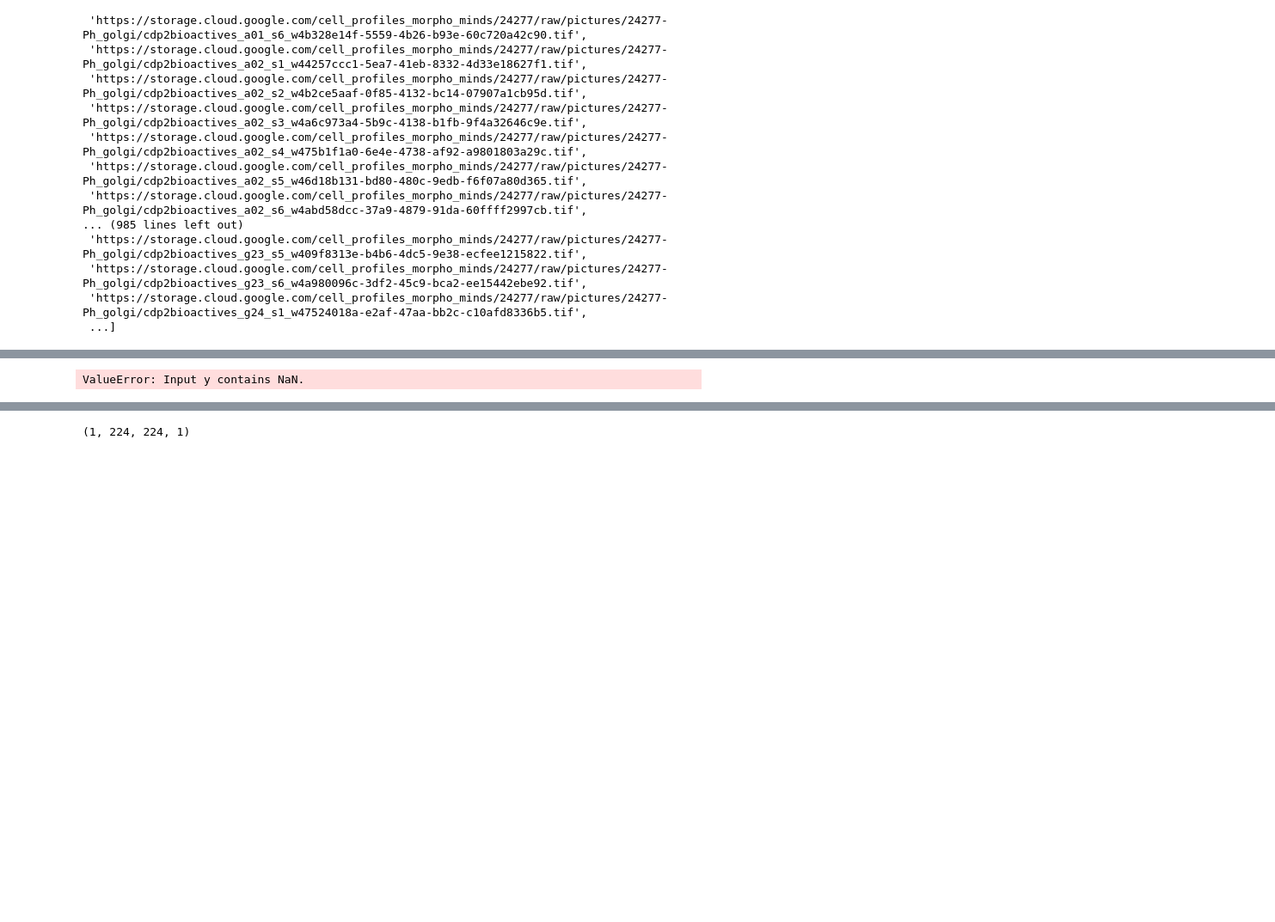
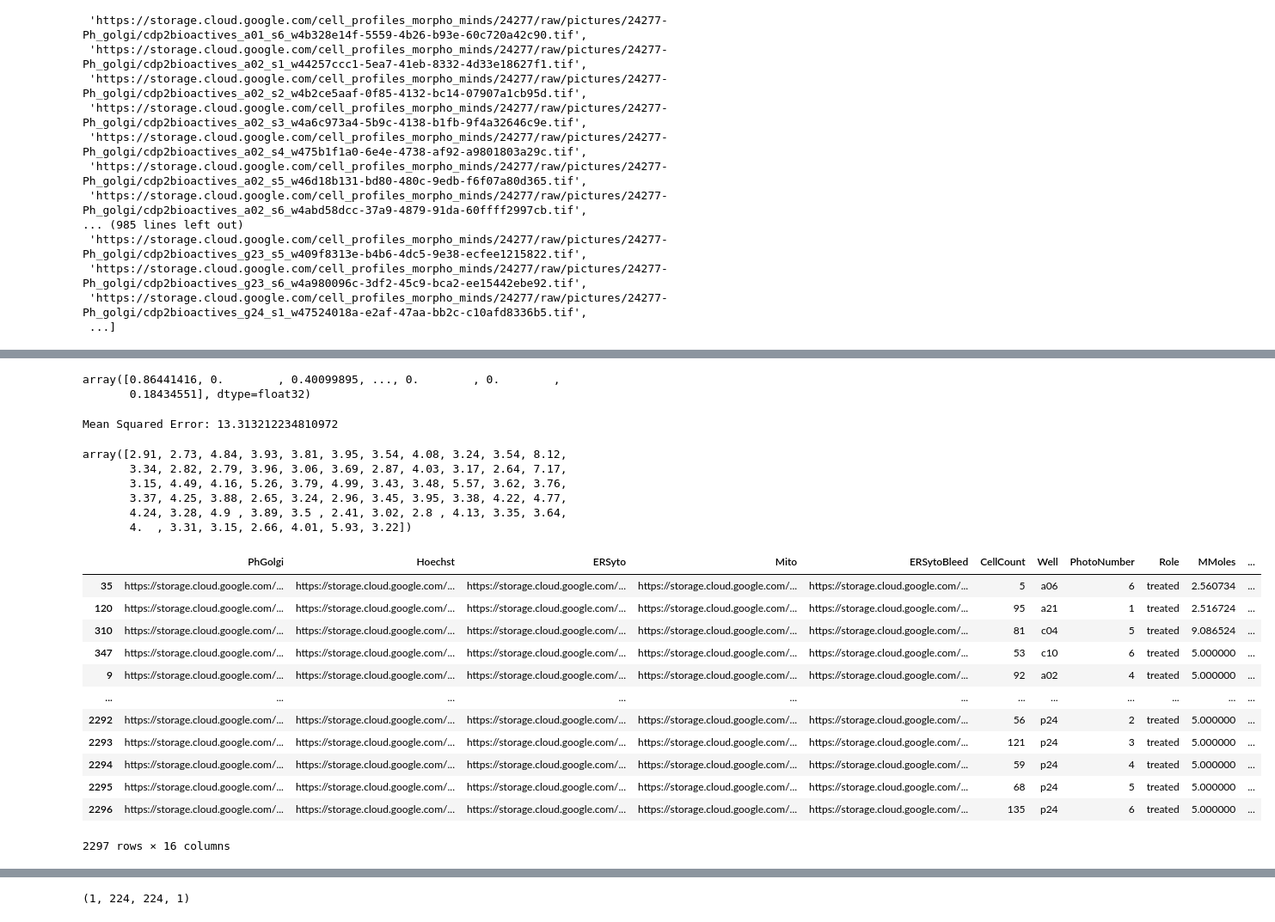
Before and after one commit to ThorstenCodes/MorphoMind, a Jupyter notebook: Notebooks/Model_3_TK.ipynb, the cells around one changed output, grey strips where cells are left out. Shown at 86% size. Drawn from its saved outputs; the diff is of its cells as text; code cells hidden in the pictures; blank space fills up the shorter version.

Commit message:
Pepe has a model

```diff
--- a/Notebooks/Model_3_TK.ipynb
+++ b/Notebooks/Model_3_TK.ipynb
@@ -202,22 +201,65 @@ X_pred_impute.shape, y_pred_impute.shape
+# %%
+X_pred_impute
+# %% [output]
+array([0.86441416, 0.        , 0.40099895, ..., 0.        , 0.        ,
+       0.18434551], dtype=float32)
 # %%
 
 from sklearn.model_selection import train_test_split
 from sklearn.ensemble import RandomForestRegressor
+from sklearn.metrics import mean_squared_error
+import xgboost as xgb
+
 
 X_train, X_test, y_train, y_test = train_test_split(X_pred_impute, y_pred_impute, test_size=0.3, random_state=42)
 X_train.shape, X_test.shape, y_train.shape, y_test.shape
 
-model = RandomForestRegressor()
-model.fit(X_train, y_train)
+#model = RandomForestRegressor()
+#model.fit(X_train, y_train)
+
+xgb_model = xgb.XGBRegressor()
+
+# Train the model
+xgb_model.fit(X_train, y_train)
+
+# Make predictions
+y_pred = xgb_model.predict(X_test)
+
+# Evaluate the model
+mse = mean_squared_error(y_test, y_pred)
+print("Mean Squared Error:", mse)
 
 # Step 5: Make predictions on your data
 predictions = model.predict(X_test)
+predictions
 
-# Step 6: Impute these predictions into the CSV file
-plate_annotated.loc[X_test.index, 'Predicted Dead Cells'] = predictions
+# # Step 6: Impute these predictions into the CSV file
 
-# Save the updated dataframe to CSV
-filename2 = os.path.join(LOCAL_DATA_PATH, f"{platenr}/raw/pictures/{platenr}_annotated_with_predictions.csv")
-plate_annotated.to_csv(filename2, index=False)
+# # Save the updated dataframe to CSV
+# filename2 = os.path.join(LOCAL_DATA_PATH, f"{platenr}/raw/pictures/{platenr}_annotated_with_predictions.csv")
+# plate_annotated.to_csv(filename2, index=False)
 # %% [output]
-ValueError: Input y contains NaN.
+Mean Squared Error: 13.313212234810972
+array([2.91, 2.73, 4.84, 3.93, 3.81, 3.95, 3.54, 4.08, 3.24, 3.54, 8.12,
+       3.34, 2.82, 2.79, 3.96, 3.06, 3.69, 2.87, 4.03, 3.17, 2.64, 7.17,
+       3.15, 4.49, 4.16, 5.26, 3.79, 4.99, 3.43, 3.48, 5.57, 3.62, 3.76,
+       3.37, 4.25, 3.88, 2.65, 3.24, 2.96, 3.45, 3.95, 3.38, 4.22, 4.77,
+       4.24, 3.28, 4.9 , 3.89, 3.5 , 2.41, 3.02, 2.8 , 4.13, 3.35, 3.64,
+       4.  , 3.31, 3.15, 2.66, 4.01, 5.93, 3.22])
+# %%
+plate_annotated.loc[y_test.index, 'Predicted Dead Cells'] = predictions
+plate_annotated.sort_values('Predicted Dead Cells')
+# %% [output]
+|  | PhGolgi | Hoechst | ERSyto | Mito | ERSytoBleed | CellCount | Well | PhotoNumber | Role | MMoles | ... |
+| 35 | https://storage.cloud.google.com/... | https://storage.cloud.google.com/... | https://storage.cloud.google.com/... | https://storage.cloud.google.com/... | https://storage.cloud.google.com/... | 5 | a06 | 6 | treated | 2.560734 | ... |
+| 120 | https://storage.cloud.google.com/... | https://storage.cloud.google.com/... | https://storage.cloud.google.com/... | https://storage.cloud.google.com/... | https://storage.cloud.google.com/... | 95 | a21 | 1 | treated | 2.516724 | ... |
+| 310 | https://storage.cloud.google.com/... | https://storage.cloud.google.com/... | https://storage.cloud.google.com/... | https://storage.cloud.google.com/... | https://storage.cloud.google.com/... | 81 | c04 | 5 | treated | 9.086524 | ... |
+| 347 | https://storage.cloud.google.com/... | https://storage.cloud.google.com/... | https://storage.cloud.google.com/... | https://storage.cloud.google.com/... | https://storage.cloud.google.com/... | 53 | c10 | 6 | treated | 5.000000 | ... |
+| 9 | https://storage.cloud.google.com/... | https://storage.cloud.google.com/... | https://storage.cloud.google.com/... | https://storage.cloud.google.com/... | https://storage.cloud.google.com/... | 92 | a02 | 4 | treated | 5.000000 | ... |
+| ... | ... | ... | ... | ... | ... | ... | ... | ... | ... | ... | ... |
+| 2292 | https://storage.cloud.google.com/... | https://storage.cloud.google.com/... | https://storage.cloud.google.com/... | https://storage.cloud.google.com/... | https://storage.cloud.google.com/... | 56 | p24 | 2 | treated | 5.000000 | ... |
+| 2293 | https://storage.cloud.google.com/... | https://storage.cloud.google.com/... | https://storage.cloud.google.com/... | https://storage.cloud.google.com/... | https://storage.cloud.google.com/... | 121 | p24 | 3 | treated | 5.000000 | ... |
+| 2294 | https://storage.cloud.google.com/... | https://storage.cloud.google.com/... | https://storage.cloud.google.com/... | https://storage.cloud.google.com/... | https://storage.cloud.google.com/... | 59 | p24 | 4 | treated | 5.000000 | ... |
+| 2295 | https://storage.cloud.google.com/... | https://storage.cloud.google.com/... | https://storage.cloud.google.com/... | https://storage.cloud.google.com/... | https://storage.cloud.google.com/... | 68 | p24 | 5 | treated | 5.000000 | ... |
+| 2296 | https://storage.cloud.google.com/... | https://storage.cloud.google.com/... | https://storage.cloud.google.com/... | https://storage.cloud.google.com/... | https://storage.cloud.google.com/... | 135 | p24 | 6 | treated | 5.000000 | ... |
+2297 rows × 16 columns
```
Also changed, not shown: parts of 5 cells of this notebook.
